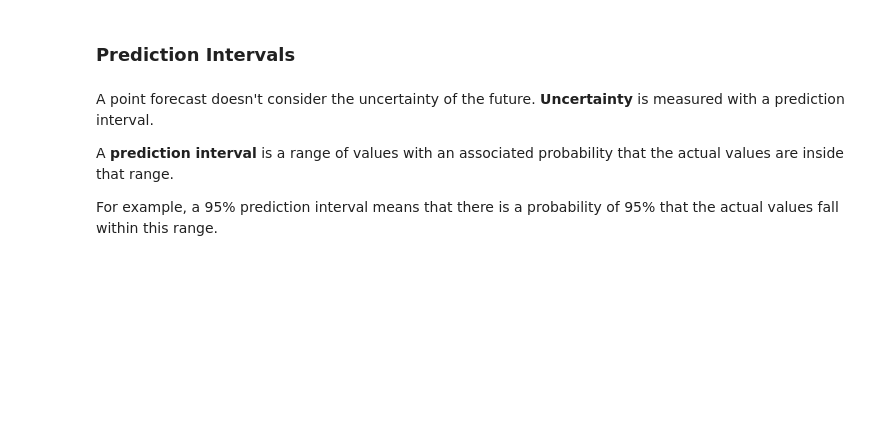
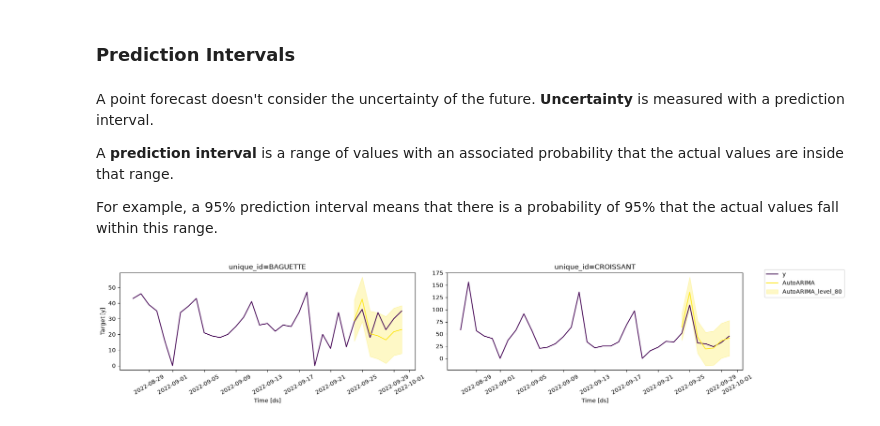
Before and after one commit to GauriR011/Time-Series-Analysis-With-Statistical-Models, a Jupyter notebook: main.ipynb, the cells around one changed output. Drawn from its saved outputs; the diff is of its cells as text; code cells hidden in the pictures; blank space fills up the shorter version.

Commit message:
Prediction Intervals

```diff
--- a/main.ipynb
+++ b/main.ipynb
@@ -480,3 +480,36 @@ A point forecast doesn't consider the uncertainty of the future. **Uncertainty**
 A **prediction interval** is a range of values with an associated probability that the actual values are inside that range.
 
 For example, a 95% prediction interval means that there is a probability of 95% that the actual values fall within this range.
+# %%
+df = pd.read_csv(data_path, parse_dates = ["ds"])
+sub_df = df[df["unique_id"].isin(["BAGUETTE", "CROISSANT"])]
+test = sub_df.groupby("unique_id").tail(7)
+train = sub_df.drop(test.index).reset_index(drop=True)
+# %%
+models = [
+    AutoARIMA(season_length=7)
+]
+horizon = 7
+
+sf = StatsForecast(models=models, freq = "D")
+sf.fit(df = train)
+prob_preds = sf.predict(h = 7,
+                        X_df = test.drop(["y"], axis = 1),
+                        level = [80]
+                        )
+# %%
+test_merged = test.merge(prob_preds,
+                         on = ["unique_id", "ds"],
+                         how = "left")
+# %%
+plot_series(
+    df = train,
+    forecasts_df=test_merged,
+    ids = ["BAGUETTE", "CROISSANT"],
+    max_insample_length= 28,
+    models = ["AutoARIMA"],
+    level = [80],
+    palette="viridis"
+)
+# %% [output]
+[figure, added]
```
Also changed, not shown: parts of 6 cells of this notebook.
